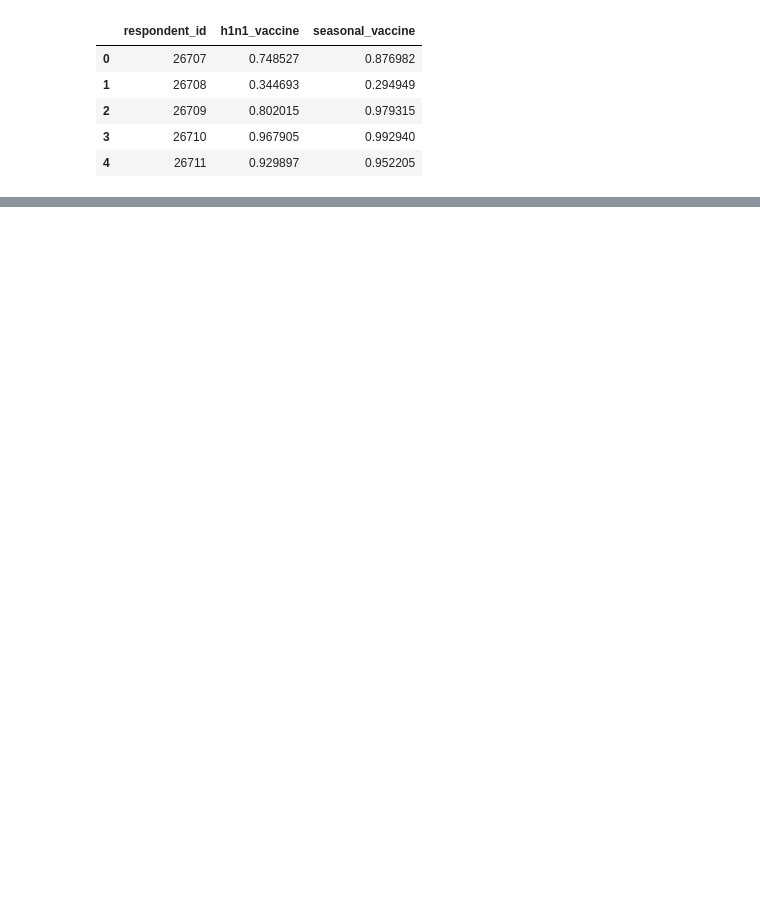
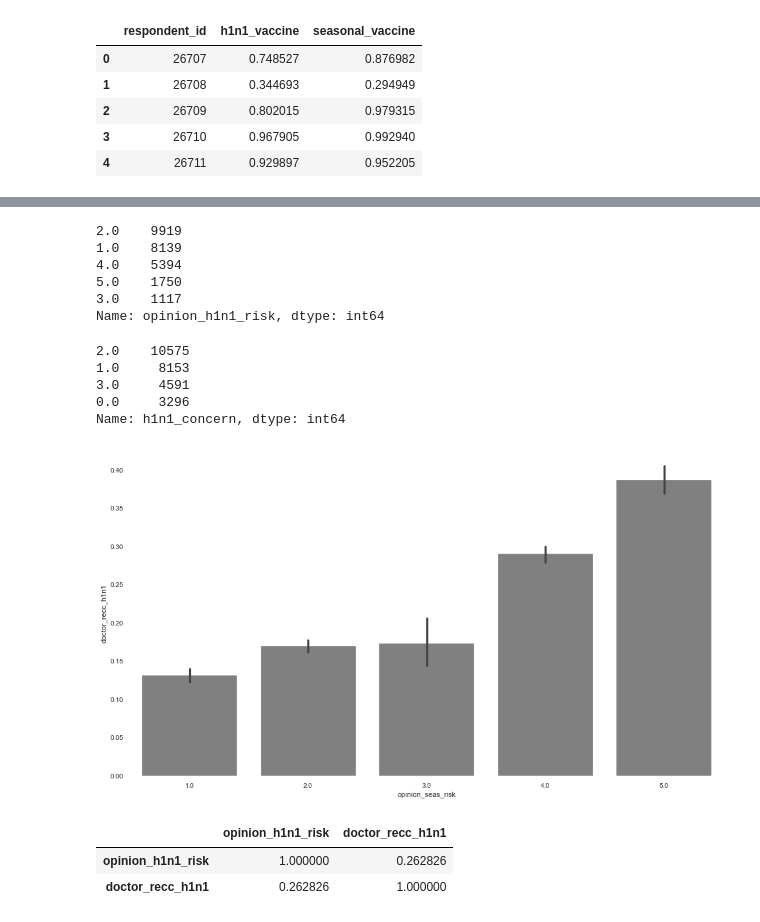
Before and after one commit to mherbert93/predicting-flu-vaccines, a Jupyter notebook: flu_vaccine_model.ipynb, the cells around one changed output, grey strips where cells are left out. Saved outputs shown, nothing was run; the diff lists cells and outputs as text; code cells hidden in the pictures; blank space fills up the shorter version.

```diff
--- a/flu_vaccine_model.ipynb
+++ b/flu_vaccine_model.ipynb
@@ -311,0 +387,26 @@ submission.head()
+# %%
+train['opinion_h1n1_risk'].value_counts()
+# %% [output]
+2.0    9919
+1.0    8139
+4.0    5394
+5.0    1750
+3.0    1117
+Name: opinion_h1n1_risk, dtype: int64
+# %%
+train['h1n1_concern'].value_counts()
+# %% [output]
+2.0    10575
+1.0     8153
+3.0     4591
+0.0     3296
+Name: h1n1_concern, dtype: int64
+# %%
+plt.figure(figsize=(16,9))
+sns.barplot(
+    x=train['opinion_seas_risk'],
+    y=train['doctor_recc_h1n1'],
+    color='grey'
+);
+# %% [output]
+[figure, added]
@@ -311,0 +425,6 @@ submission.head()
+# %%
+new_df[['opinion_h1n1_risk', 'doctor_recc_h1n1']].corr()
+# %% [output]
+|  | opinion_h1n1_risk | doctor_recc_h1n1 |
+| opinion_h1n1_risk | 1.000000 | 0.262826 |
+| doctor_recc_h1n1 | 0.262826 | 1.000000 |
```
Also changed, not shown: parts of 16 cells of this notebook, 3 other files.
